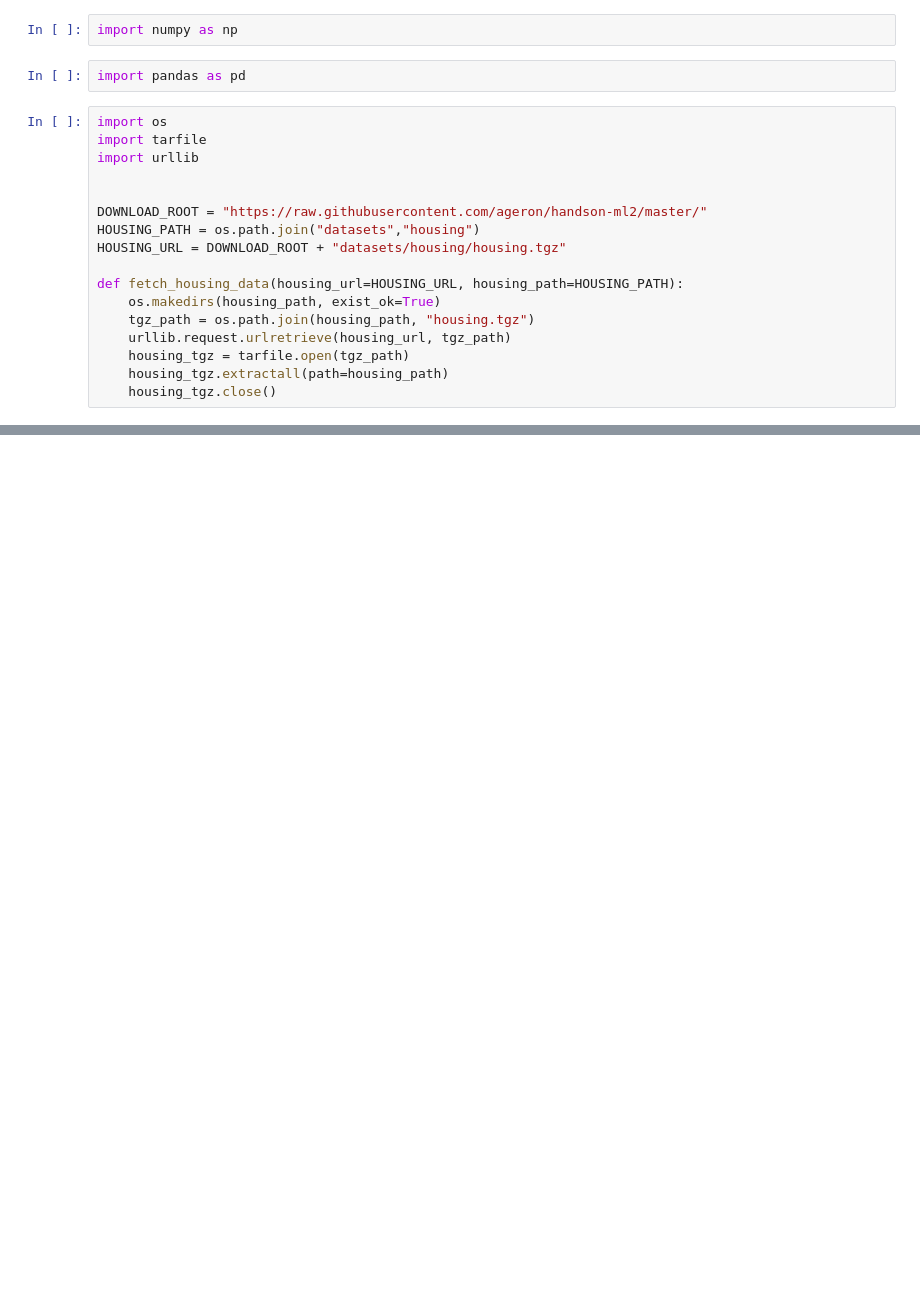
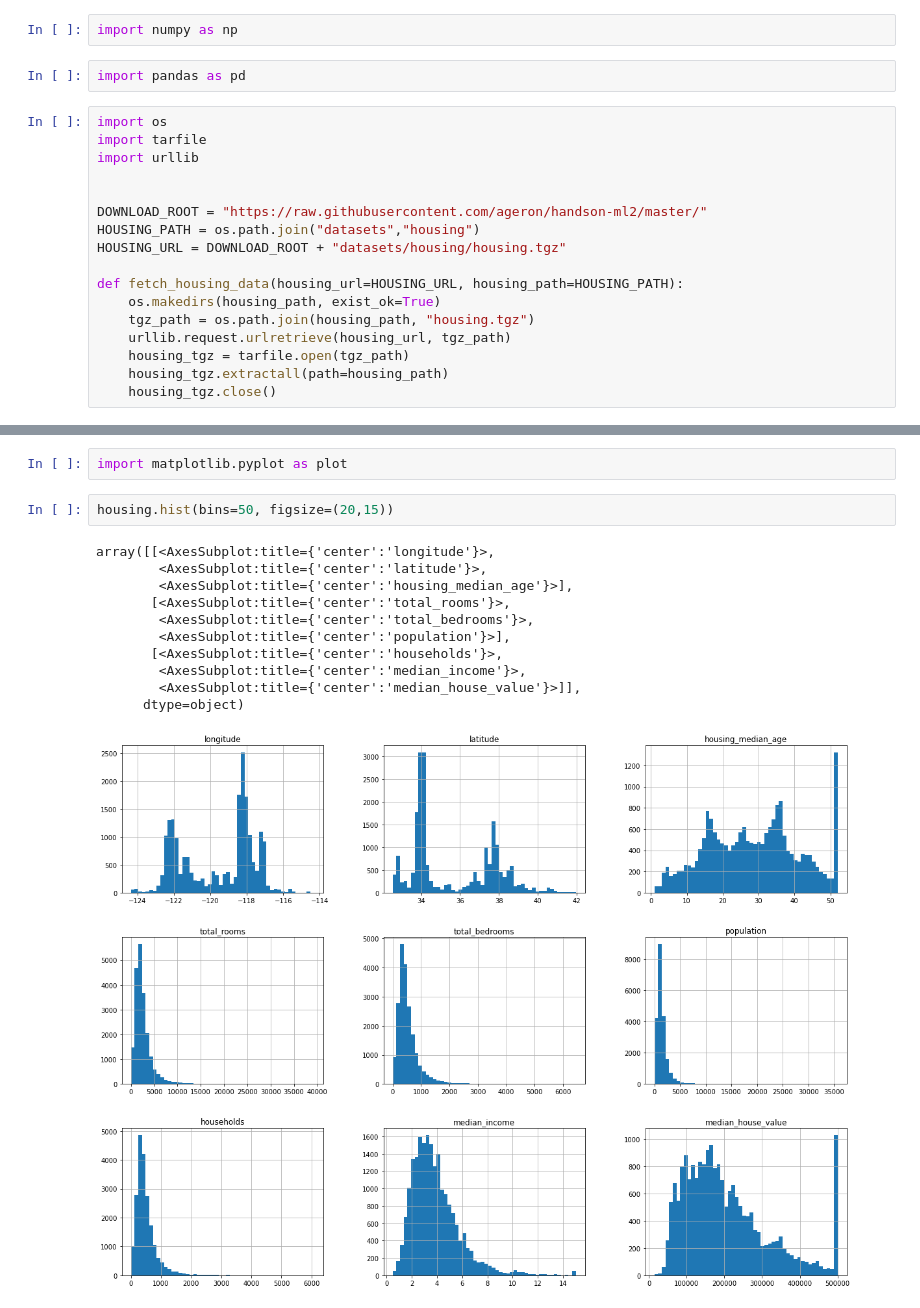
Before and after one commit to PavanSunkad/ML, a Jupyter notebook: housing.ipynb, the cells around one changed output, grey strips where cells are left out. Cells and saved outputs as stored; diff of their text form; blank space fills up the shorter version.

Commit message:
upto histogram

```diff
--- a/housing.ipynb
+++ b/housing.ipynb
@@ -37,0 +79,16 @@ housing.head()
+# %%
+import matplotlib.pyplot as plot
+# %%
+housing.hist(bins=50, figsize=(20,15))
+# %% [output]
+array([[<AxesSubplot:title={'center':'longitude'}>,
+        <AxesSubplot:title={'center':'latitude'}>,
+        <AxesSubplot:title={'center':'housing_median_age'}>],
+       [<AxesSubplot:title={'center':'total_rooms'}>,
+        <AxesSubplot:title={'center':'total_bedrooms'}>,
+        <AxesSubplot:title={'center':'population'}>],
+       [<AxesSubplot:title={'center':'households'}>,
+        <AxesSubplot:title={'center':'median_income'}>,
+        <AxesSubplot:title={'center':'median_house_value'}>]],
+      dtype=object)
+[figure, added]
```
Also changed, not shown: parts of 9 cells of this notebook.
